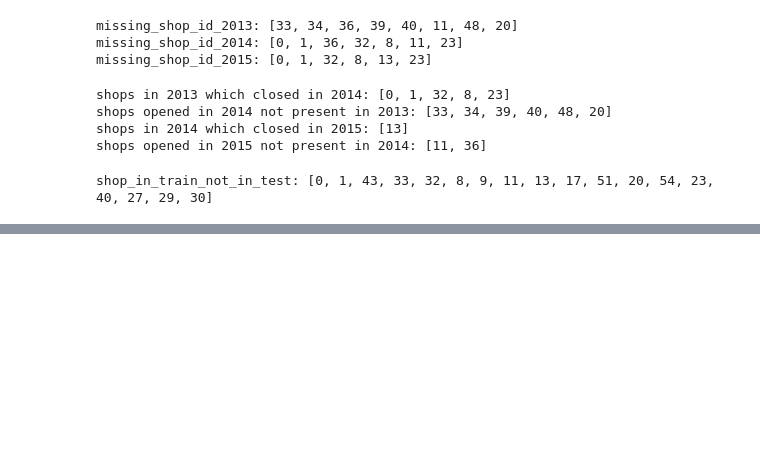
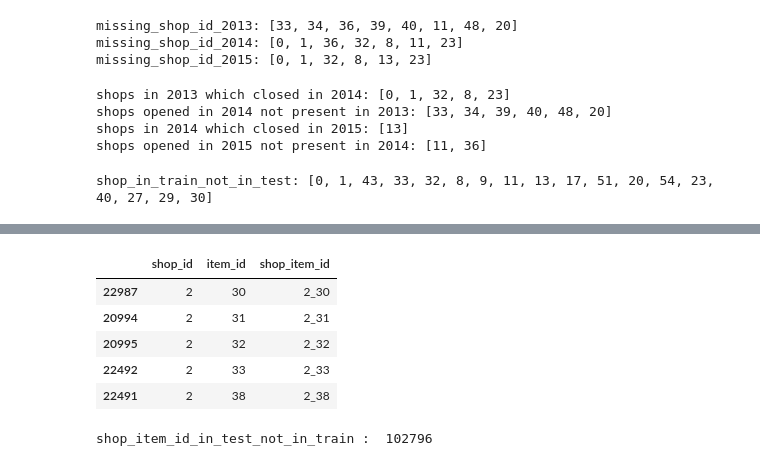
Before and after one commit to rsyarif/PredictSales, a Jupyter notebook: PredictSales_v1.ipynb, the cells around one changed output, grey strips where cells are left out. Drawn from its saved outputs; the diff is of its cells as text; code cells hidden in the pictures; blank space fills up the shorter version.

```diff
--- a/PredictSales_v1.ipynb
+++ b/PredictSales_v1.ipynb
@@ -221,0 +265,17 @@ shop_in_train_not_in_test: [0, 1, 43, 33, 32, 8, 9, 11, 13, 17, 51, 20, 54, 23,
+# %%
+test_sample = test[['shop_id','item_id']].sort_values(by=['shop_id','item_id'])
+test_sample['shop_item_id'] = test_sample['shop_id'].astype('string') +'_'+ test_sample['item_id'].astype('string')
+test_shop_item_id = test_sample['shop_item_id'].values
+test_sample.head()
+# %% [output]
+|  | shop_id | item_id | shop_item_id |
+| 22987 | 2 | 30 | 2_30 |
+| 20994 | 2 | 31 | 2_31 |
+| 20995 | 2 | 32 | 2_32 |
+| 22492 | 2 | 33 | 2_33 |
+| 22491 | 2 | 38 | 2_38 |
+# %%
+shop_item_id_in_test_not_in_train = set(test_shop_item_id)-set(sales_train_shop_item_id)
+print 'shop_item_id_in_test_not_in_train : ',len(shop_item_id_in_test_not_in_train)
+# %% [output]
+shop_item_id_in_test_not_in_train :  102796
```
Also changed, not shown: parts of 8 cells of this notebook, 1 other file.
